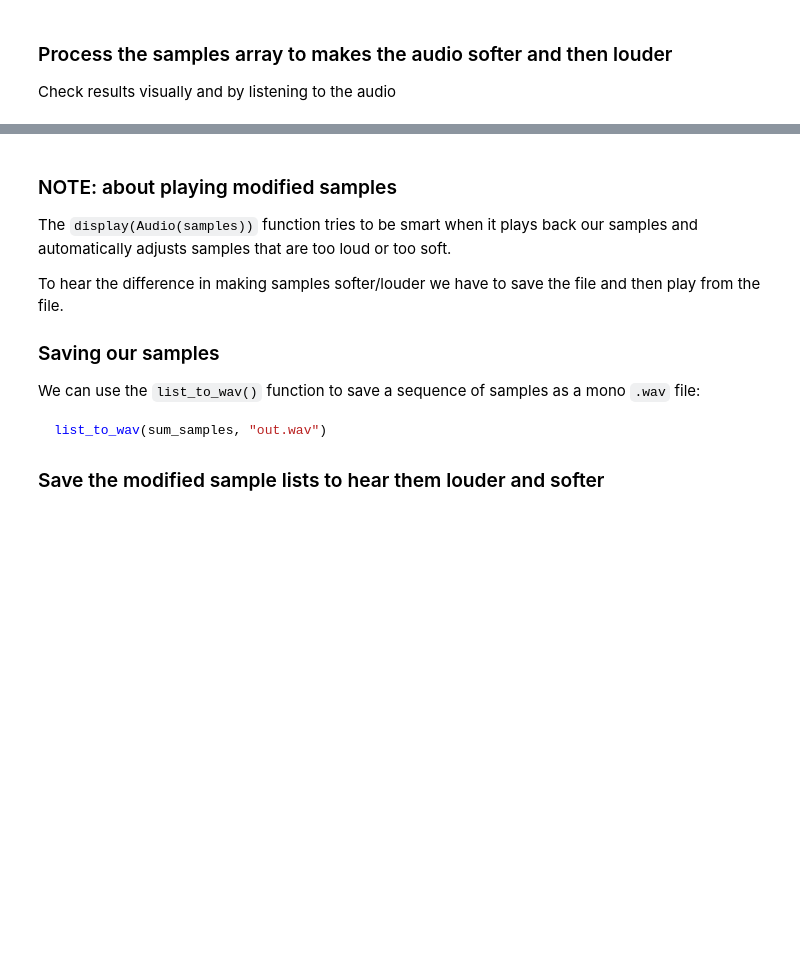
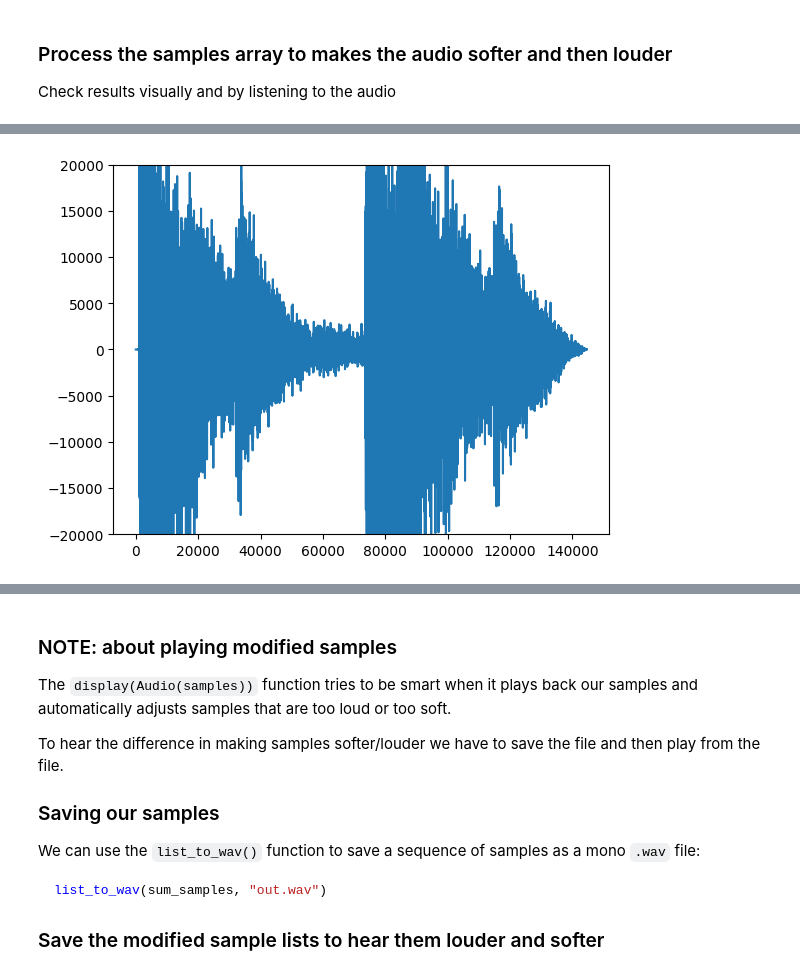
Before and after one commit to natatnyu/Week4, a Jupyter notebook: WK04.ipynb, the cells around one changed output, grey strips where cells are left out. Drawn from its saved outputs; the diff is of its cells as text; code cells hidden in the pictures; blank space fills up the shorter version.

```diff
--- a/WK04.ipynb
+++ b/WK04.ipynb
@@ -71,7 +105,10 @@ plt.show()
 # %%
 # TODO: make samples louder
 
 louder_samples = [2 * s for s in my_samples]
 plt.plot(louder_samples)
 plt.ylim([-20000, 20000])
 plt.show()
+display(Audio(sound_file_path))
+# %% [output]
+[figure, added]
```
Also changed, not shown: parts of 6 cells of this notebook.
